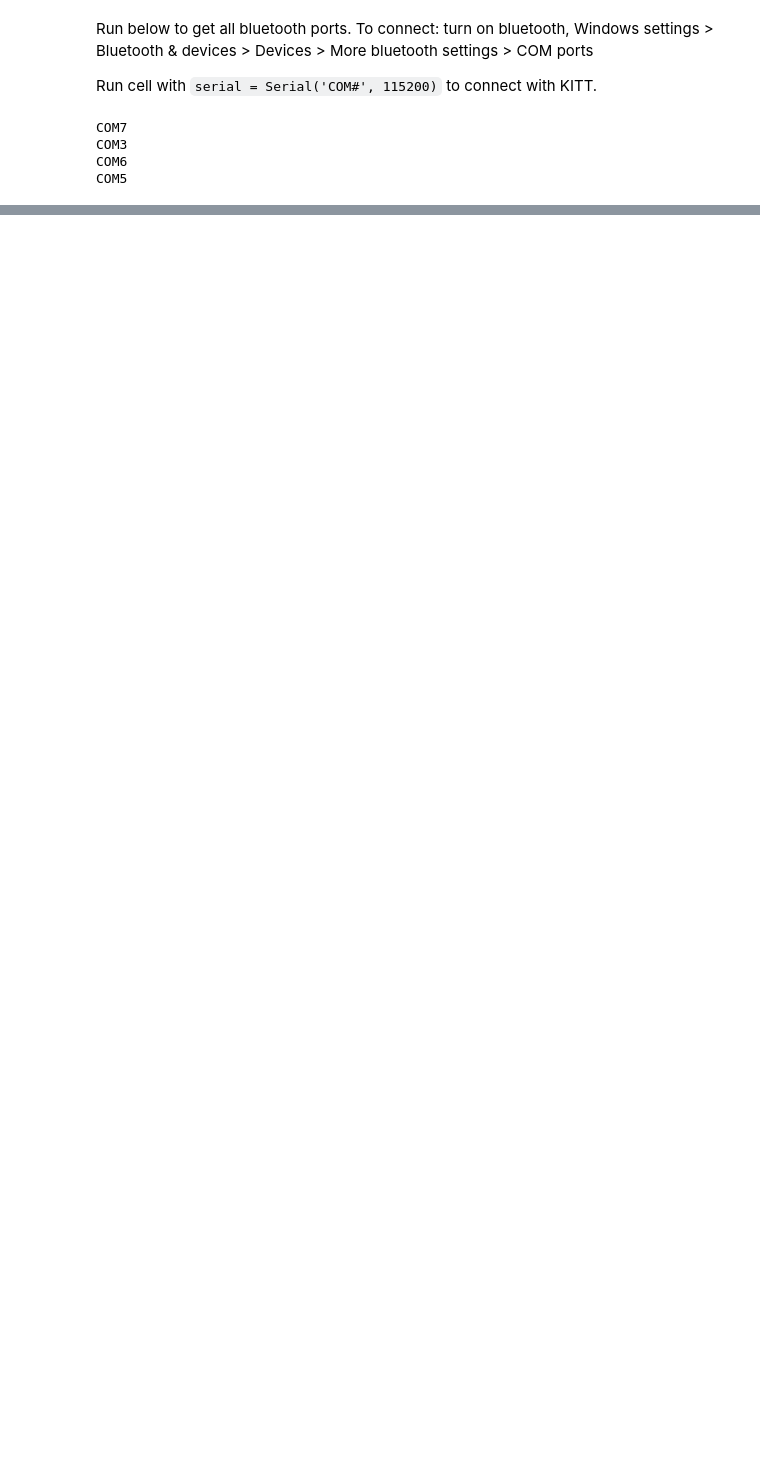
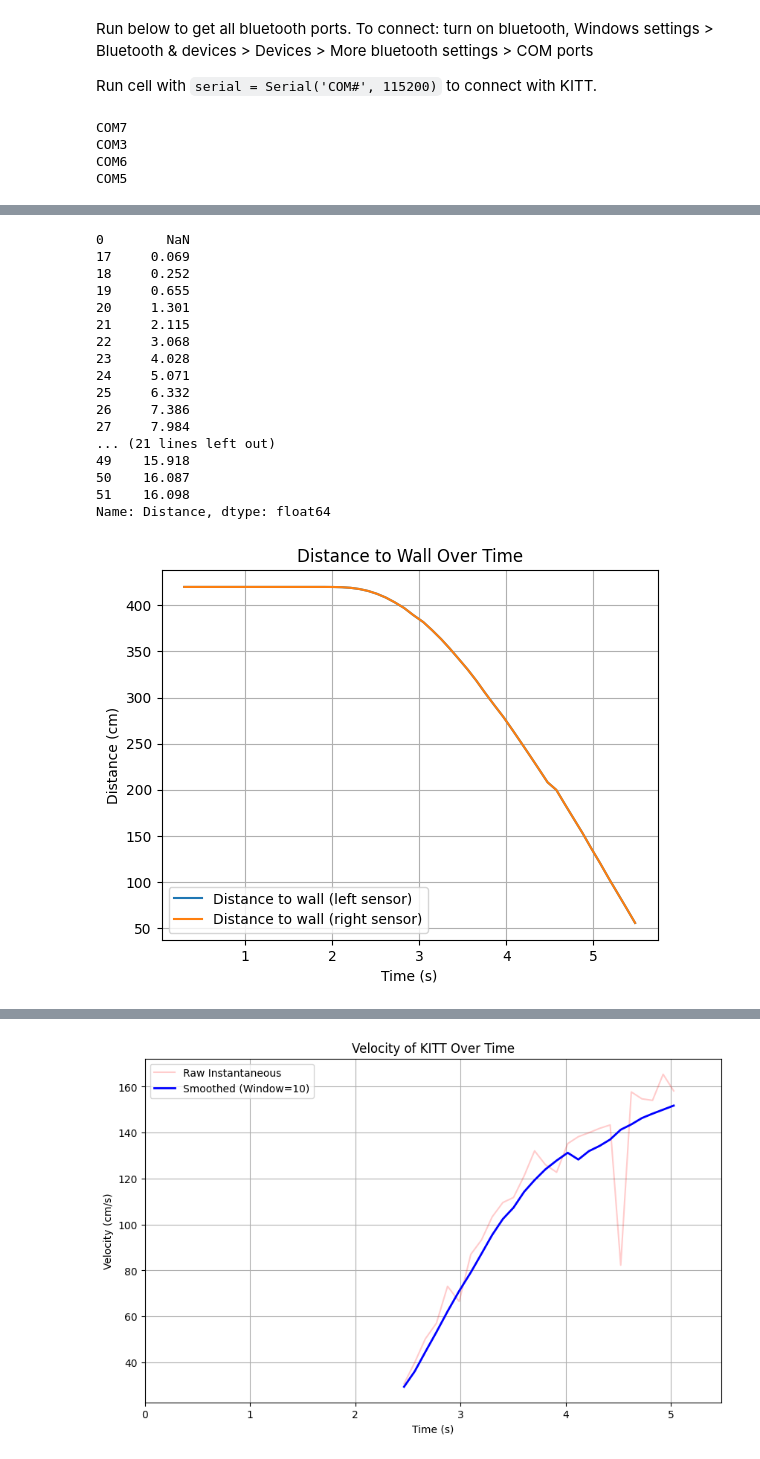
Before and after one commit to bgovce/epo_3, a Jupyter notebook: 4_Module_2_Playground.ipynb, the cells around one changed output, grey strips where cells are left out. Saved outputs shown, nothing was run; the diff lists cells and outputs as text; code cells hidden in the pictures; blank space fills up the shorter version.

```diff
--- a/4_Module_2_Playground.ipynb
+++ b/4_Module_2_Playground.ipynb
@@ -41,10 +41,11 @@ COM5
 # %%
 class KITT:
     def __init__(self, port, baudrate=115200):
-        self.serial = Serial(port, baudrate, rtscts=True, write_timeout=1)
+        self.serial = Serial(port, baudrate, rtscts=True)
 
         # Initialize beacon parameters here using send_command
         self.send_command("S")
+        self.distance_list = []
 
         time.sleep(1)  # Wait for the serial connection to stabilize
 
@@ -125,8 +126,8 @@ class KITT:
             self.serial.write(b"Sd\n")
 
             status = self.serial.read_until(b'\x04').decode('utf-8').strip()
-            # if not status:
-            #     return ts, None, None
+            if not status:
+                return ts, None, None
             # print(status)
 
         # Initialize variables to hold distance values
@@ -243,6 +244,7 @@ def wasd_control(kitt):
         except:
             pass
         if key.char =='q':
+            print("Exiting control.")
             return False
     pressed = set()
     listener = keyboard.Listener(on_press=on_press, on_release = on_release)
@@ -267,9 +269,9 @@ def wasd_control(kitt):
 
             # Steering adjustments
             if 'a' in pressed:
-                car_steering += 10
+                car_steering += 13
             elif 'd' in pressed:
-                car_steering -= 10
+                car_steering -= 13
 
             # Beacon controls
             if 'e' in pressed:
@@ -284,7 +286,7 @@ def wasd_control(kitt):
             # Send the speed and angle to KITT
             kitt.set_speed(car_speed)
             kitt.set_angle(car_steering)
-            time.sleep(0.08)
+            time.sleep(0.14)
     except Exception as e:
         # Handle any exceptioqns
         print(f"An error occurred: {e}")
@@ -524,15 +512,16 @@ def print_distance_sensors(motor_speed_value):
 
 
 
-
-
-
     # ... (Your existing code up to creating filtered_df) ...
 
     # 1. Calculate Instantaneous Velocity (The "Noisy" one you have now)
     # We use .shift() to access the previous row safely
     dt = filtered_df['Time'].diff()
     dd = -filtered_df['Distance'].diff() # Negative because distance decreases as we move forward
+    # print(dt)
+    print(dd)
+    # for i in range(5):
+        # print(i)
 
     filtered_df['Velocity_Time'] = filtered_df['Time'] - (dt / 2)
     filtered_df['Velocity_Time'] = filtered_df['Velocity_Time'].dropna()
@@ -554,16 +543,16 @@ def print_distance_sensors(motor_speed_value):
 
 
 
-    # # TODO: calculate velocity (change in distance over change in time)
-    # filtered_df['Velocity'] = -filtered_df['Distance'].diff() / filtered_df['Time'].diff()
-    # filtered_df['Velocity'] = filtered_df['Velocity'].dropna()
+    # TODO: calculate velocity (change in distance over change in time)
+    filtered_df['Velocity'] = -filtered_df['Distance'].diff() / filtered_df['Time'].diff()
+    filtered_df['Velocity'] = filtered_df['Velocity'].dropna()
 
 
-    # # Calculate the time corresponding to each velocity estimate
-    # # It's common to use the midpoint of the time intervals
+    # Calculate the time corresponding to each velocity estimate
+    # It's common to use the midpoint of the time intervals
 
-    # filtered_df['Velocity_Time'] = (filtered_df['Time'] - filtered_df['Time'].diff() / 2)
-    # filtered_df['Velocity_Time'] = filtered_df['Velocity_Time'].dropna()
+    filtered_df['Velocity_Time'] = (filtered_df['Time'] - filtered_df['Time'].diff() / 2)
+    filtered_df['Velocity_Time'] = filtered_df['Velocity_Time'].dropna()
 
 
     # print(time_stamp)
@@ -599,42 +588,61 @@ def print_distance_sensors(motor_speed_value):
 
     # Plotting Velocity
     plt.figure(figsize=(10, 6))
 
     # Plot the raw noisy data lightly in the background to compare
     plt.plot(plot_data['Velocity_Time'], plot_data['Velocity_Raw'],
              label='Raw Instantaneous', color='red', alpha=0.2)
 
     # Plot the new SMOOTHED velocity
     plt.plot(plot_data['Velocity_Time'], plot_data['Velocity_Smoothed'],
              label=f'Smoothed (Window={window_size})', color='blue', linewidth=2)
 
     plt.xlabel('Time (s)')
     plt.ylabel('Velocity (cm/s)')
     plt.title('Velocity of KITT Over Time')
     plt.grid(True)
     plt.xlim(0, time_stamp)
     plt.legend()
     plt.show()
 
 
 
 
-    # # Plotting Velocity
-    # plt.figure()
+    # Plotting Velocity
+    plt.figure()
 
-    # # plt.plot(merged_df['Velocity_Time'], merged_df['Velocity'], label='Velocity (cm/s)')
-    # plt.plot(filtered_df['Velocity_Time'], filtered_df['Velocity'], label='Velocity (cm/s)')
+    # plt.plot(merged_df['Velocity_Time'], merged_df['Velocity'], label='Velocity (cm/s)')
+    plt.plot(filtered_df['Velocity_Time'], filtered_df['Velocity_Raw'], label='Velocity (cm/s)')
 
-    # plt.xlabel('Time (s)')
-    # plt.ylabel('Velocity (cm/s)')
-    # plt.title('Velocity of KITT Over Time')
-    # plt.grid(True)
+    plt.xlabel('Time (s)')
+    plt.ylabel('Velocity (cm/s)')
+    plt.title('Velocity of KITT Over Time')
+    plt.grid(True)
 
-    # # plt.xlim(1.5,2)
-    # plt.xlim(0,time_stamp)
+    # plt.xlim(1.5,2)
+    plt.xlim(0,time_stamp)
 
-    # plt.legend()
-    # plt.show()
+    plt.legend()
+    plt.show()
 
 
 print_distance_sensors(motor_speed_value)
+# %% [output]
+0        NaN
+17     0.069
+18     0.252
+19     0.655
+20     1.301
+21     2.115
+22     3.068
+23     4.028
+24     5.071
+25     6.332
+26     7.386
+27     7.984
+... (21 lines left out)
+49    15.918
+50    16.087
+51    16.098
+Name: Distance, dtype: float64
+[figure, added]
@@ -640,0 +650 @@ print_distance_sensors(motor_speed_value)
+[figure, added]
```
Also changed, not shown: parts of 4 cells of this notebook.
